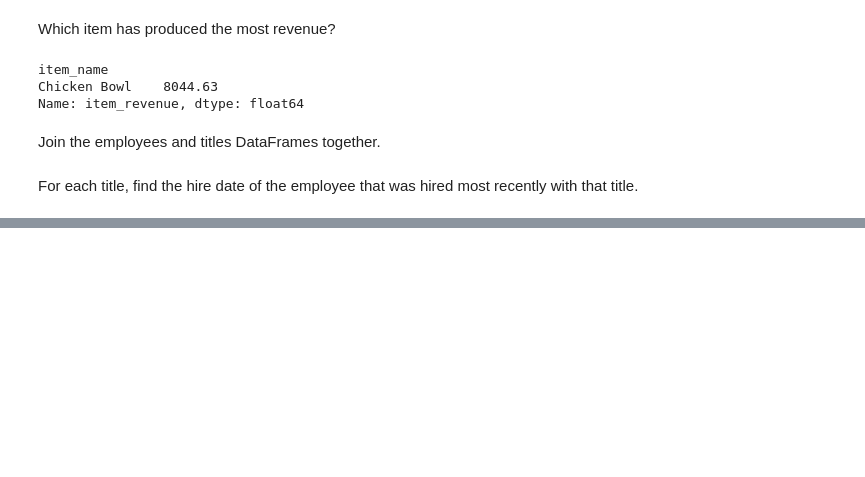
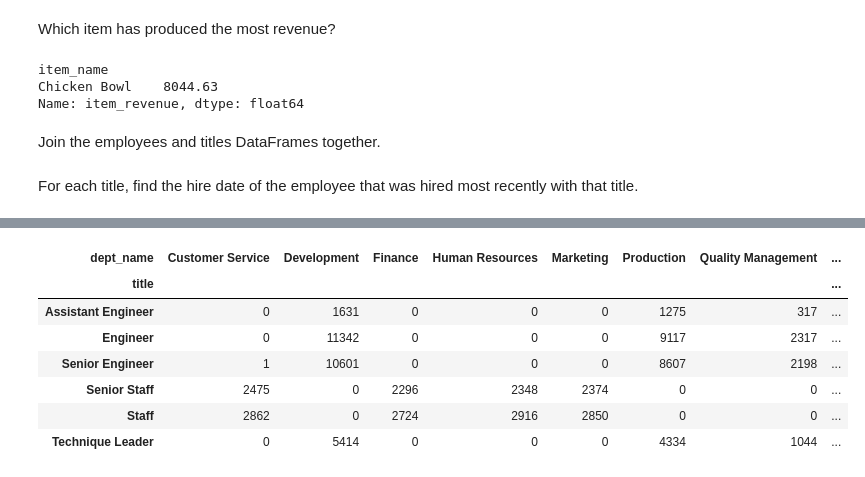
Before and after one commit to jesse-d-marder/numpy-pandas-visualization-exercises, a Jupyter notebook: advanced_dataframes.ipynb, the cells around one changed output, grey strips where cells are left out. Saved outputs shown, nothing was run; the diff lists cells and outputs as text; code cells hidden in the pictures; blank space fills up the shorter version.

```diff
--- a/advanced_dataframes.ipynb
+++ b/advanced_dataframes.ipynb
@@ -370,0 +425,13 @@ Write the code necessary to create a cross tabulation of the number of titles by
+# %%
+# The following will filter for current employees in the department using existing dfs
+current_df = all_df[all_df.to_date>datetime.now().date()]
+pd.crosstab(current_df.title, current_df.dept_name)
+# %% [output]
+| dept_name | Customer Service | Development | Finance | Human Resources | Marketing | Production | Quality Management | ... |
+| title |  |  |  |  |  |  |  | ... |
+| Assistant Engineer | 0 | 1631 | 0 | 0 | 0 | 1275 | 317 | ... |
+| Engineer | 0 | 11342 | 0 | 0 | 0 | 9117 | 2317 | ... |
+| Senior Engineer | 1 | 10601 | 0 | 0 | 0 | 8607 | 2198 | ... |
+| Senior Staff | 2475 | 0 | 2296 | 2348 | 2374 | 0 | 0 | ... |
+| Staff | 2862 | 0 | 2724 | 2916 | 2850 | 0 | 0 | ... |
+| Technique Leader | 0 | 5414 | 0 | 0 | 0 | 4334 | 1044 | ... |
```
Also changed, not shown: parts of 13 cells of this notebook.
